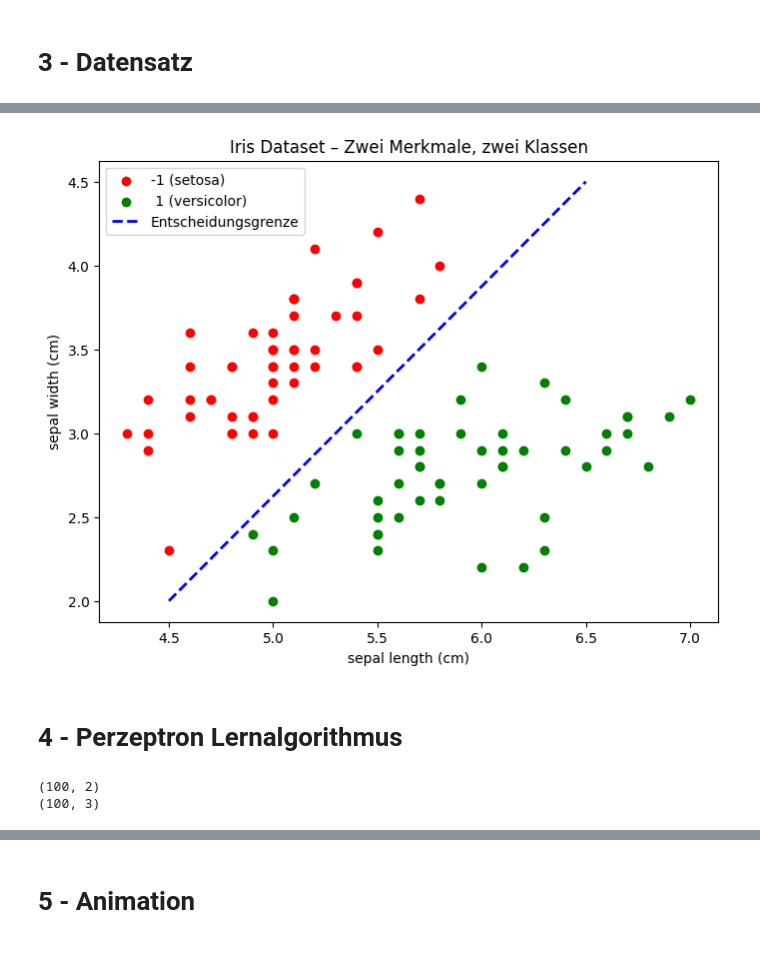
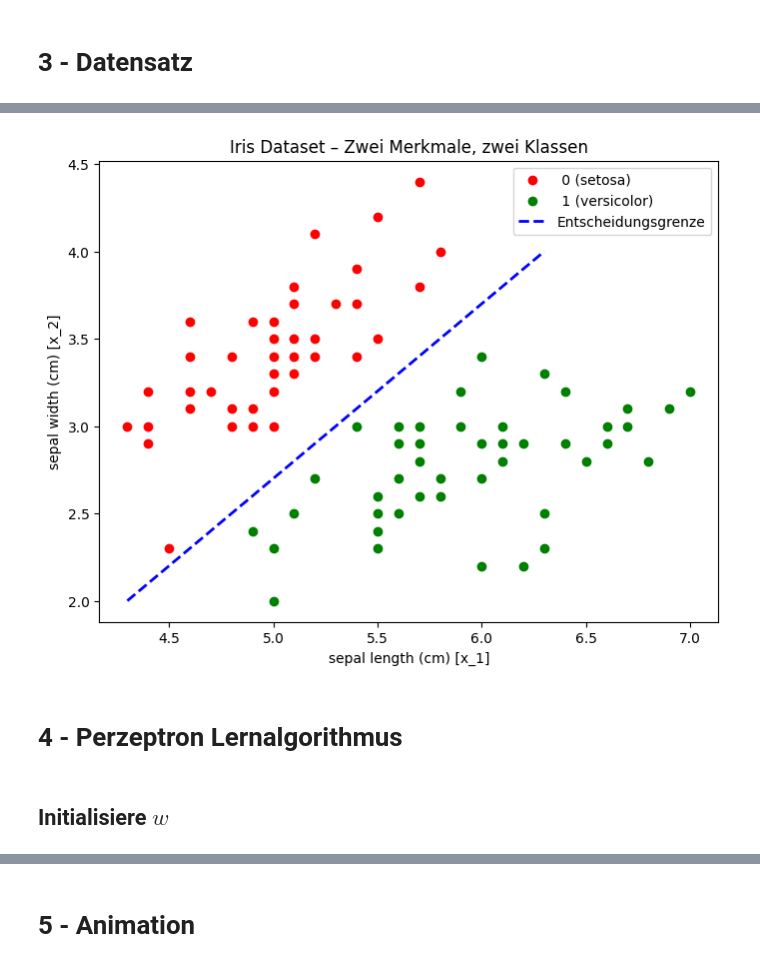
Before and after one commit to Artificial-Intelligence-HSBI-TDU/KI-Vorlesung, a Jupyter notebook: lecture/nn/files/Perzeptron_Lernalgorithmus.ipynb, the cells around one changed output, grey strips where cells are left out. Cells and saved outputs as stored; diff of their text form; code cells hidden in the pictures.

```diff
--- a/lecture/nn/files/Perzeptron_Lernalgorithmus.ipynb
+++ b/lecture/nn/files/Perzeptron_Lernalgorithmus.ipynb
@@ -141,0 +90,9 @@ display(df.tail(5))
+# %%
+# Ausgehend von df_iris erstellen wir mit den ersten zwei Merkmalen
+# und den ersten zwei Klassen ein neues dataframe df
+df = df_iris[['sepal length (cm)', 'sepal width (cm)', 'target']]
+df.columns = ['x_1', 'x_2', 'y']
+df = df[df['y'] < 2]
+display(df.head(3))
+print("\n...")
+display(df.tail(3))
@@ -141,0 +161,8 @@ display(df.tail(5))
+# %%
+# Duplikate löschen und neue Datensatz-Länge anzeigen
+df = df.drop_duplicates()
+print(f"Neue Datensatzlänge: {len(df)}")
+
+# Anzahl von 0 und 1 Klassen
+print(f"Anzahl Klasse 0: {len(df[df['y'] == 0])}")
+print(f"Anzahl Klasse 1: {len(df[df['y'] == 1])}")
@@ -141,0 +173,6 @@ display(df.tail(5))
+# %%
+# Die erste Spalte von 0 bis 82 numerieren (Indizes anpassen)
+df.index = range(len(df))
+display(df.head(3))
+print("\n...")
+display(df.tail(3))
@@ -142,30 +189,22 @@ display(df.tail(5))
 # %%
 plt.figure(figsize=(8, 6))
 
-plt.scatter(X[y == -1][:, 0], X[y == -1][:, 1], color='red', label='-1 (setosa)')
-plt.scatter(X[y == 1][:, 0], X[y == 1][:, 1], color='green', label=' 1 (versicolor)')
+# Scatter Plot direkt mit dem DataFrame df erstellen
+plt.scatter(df[df['y'] == 0]['x_1'], df[df['y'] == 0]['x_2'], color='red', label=' 0 (setosa)')
+plt.scatter(df[df['y'] == 1]['x_1'], df[df['y'] == 1]['x_2'], color='green', label=' 1 (versicolor)')
 
 # Eine gute Entscheidungsgrenze (Decision Boundary):
-# Linie zwischen den Punkten (4.5, 2) und (6.5, 4.5).
-plt.plot([4.5, 6.5], [2, 4.5], color='blue', linestyle='--', linewidth=2, label='Entscheidungsgrenze')
+# Linie zwischen den Punkten (4.3, 2) und (6.3, 4).
+plt.plot([4.3, 6.3], [2, 4], color='blue', linestyle='--', linewidth=2, label='Entscheidungsgrenze')
 
-plt.xlabel(iris.feature_names[0])
-plt.ylabel(iris.feature_names[1])
+plt.xlabel('sepal length (cm) [x_1]')
+plt.ylabel('sepal width (cm) [x_2]')
 plt.title("Iris Dataset – Zwei Merkmale, zwei Klassen")
 plt.legend()
-#plt.grid(True)
 plt.show()
 # %% [output]
-[figure, old version]
+[figure, new version]
 # %% [markdown]
 # 4 - Perzeptron Lernalgorithmus
-# %%
-# ----------------------------------------------------
-# Bias-Term hinzufügen: X → [1, x1, x2]
-# ----------------------------------------------------
-Xb = np.hstack([np.ones((X.shape[0], 1)), X])
-print(X.shape)
-print(Xb.shape)
-# %% [output]
-(100, 2)
-(100, 3)
+# %% [markdown]
+## Initialisiere $w$
```
Also changed, not shown: parts of 41 cells of this notebook.
